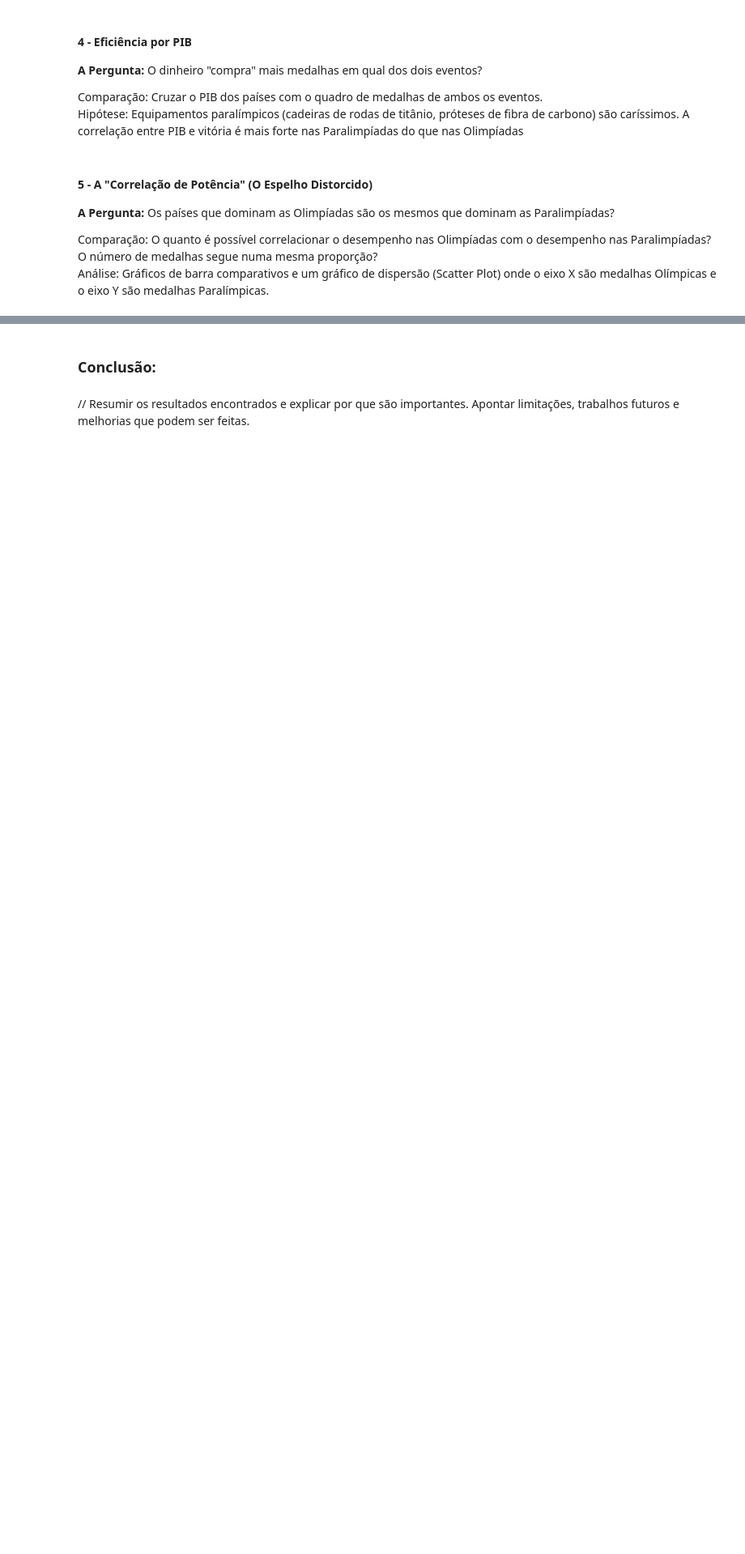
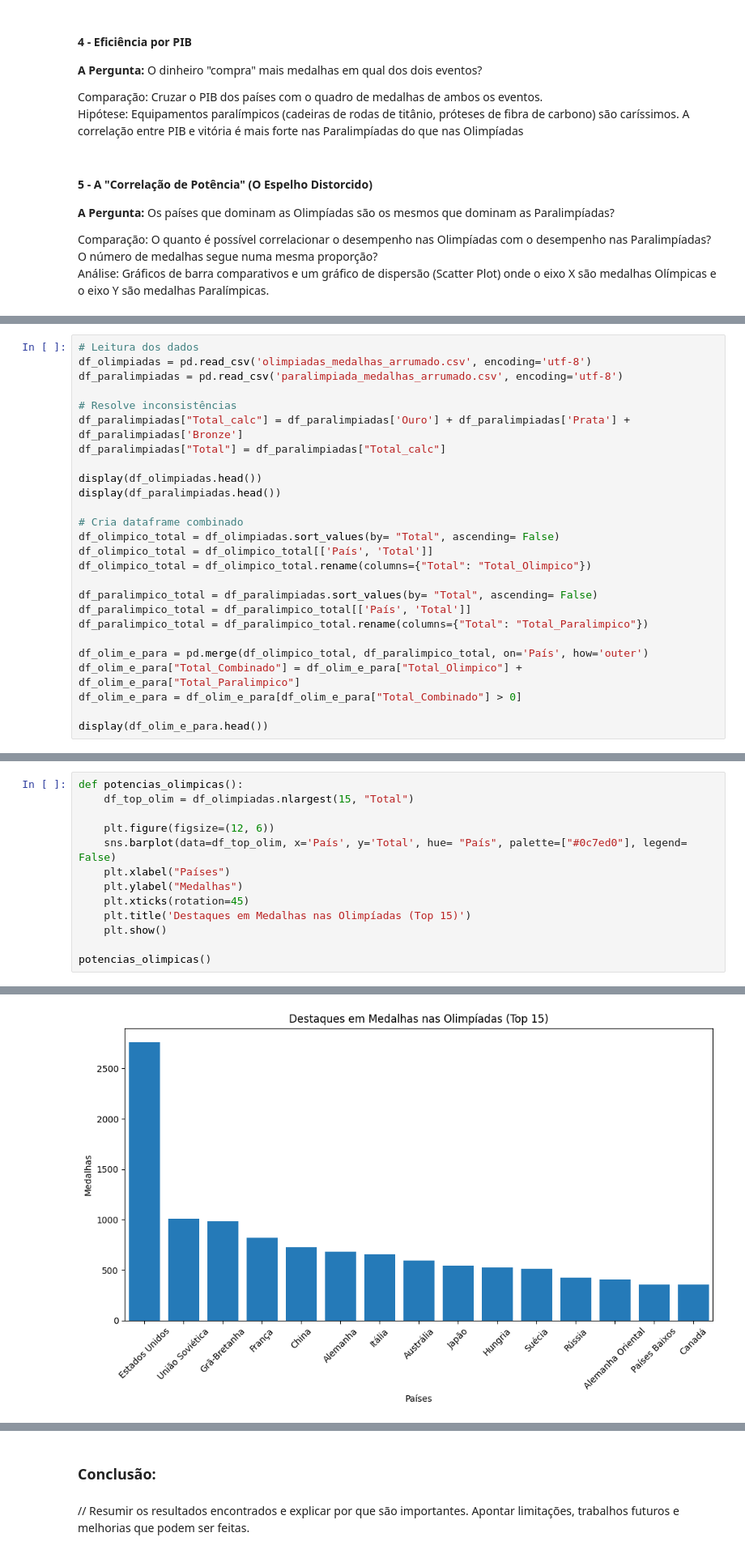
Before and after one commit to ClaraCaldas/Projeto-ICD, a Jupyter notebook: RELATORIO.ipynb, the cells around one changed output, grey strips where cells are left out. Shown at 81% size. Drawn from its saved outputs; the diff is of its cells as text; blank space fills up the shorter version.

```diff
--- a/RELATORIO.ipynb
+++ b/RELATORIO.ipynb
@@ -237,0 +234,26 @@ Análise: Gráficos de barra comparativos e um gráfico de dispersão (Scatter P
+# %%
+# Leitura dos dados
+df_olimpiadas = pd.read_csv('olimpiadas_medalhas_arrumado.csv', encoding='utf-8')
+df_paralimpiadas = pd.read_csv('paralimpiada_medalhas_arrumado.csv', encoding='utf-8')
+
+# Resolve inconsistências
+df_paralimpiadas["Total_calc"] = df_paralimpiadas['Ouro'] + df_paralimpiadas['Prata'] + df_paralimpiadas['Bronze']
+df_paralimpiadas["Total"] = df_paralimpiadas["Total_calc"]
+
+display(df_olimpiadas.head())
+display(df_paralimpiadas.head())
+
+# Cria dataframe combinado
+df_olimpico_total = df_olimpiadas.sort_values(by= "Total", ascending= False)
+df_olimpico_total = df_olimpico_total[['País', 'Total']]
+df_olimpico_total = df_olimpico_total.rename(columns={"Total": "Total_Olimpico"})
+
+df_paralimpico_total = df_paralimpiadas.sort_values(by= "Total", ascending= False)
+df_paralimpico_total = df_paralimpico_total[['País', 'Total']]
+df_paralimpico_total = df_paralimpico_total.rename(columns={"Total": "Total_Paralimpico"})
+
+df_olim_e_para = pd.merge(df_olimpico_total, df_paralimpico_total, on='País', how='outer')
+df_olim_e_para["Total_Combinado"] = df_olim_e_para["Total_Olimpico"] + df_olim_e_para["Total_Paralimpico"]
+df_olim_e_para = df_olim_e_para[df_olim_e_para["Total_Combinado"] > 0]
+
+display(df_olim_e_para.head())
@@ -237,0 +281,14 @@ Análise: Gráficos de barra comparativos e um gráfico de dispersão (Scatter P
+# %%
+def potencias_olimpicas():
+    df_top_olim = df_olimpiadas.nlargest(15, "Total")
+
+    plt.figure(figsize=(12, 6))
+    sns.barplot(data=df_top_olim, x='País', y='Total', hue= "País", palette=["#0c7ed0"], legend= False)
+    plt.xlabel("Países")
+    plt.ylabel("Medalhas")
+    plt.xticks(rotation=45)
+    plt.title('Destaques em Medalhas nas Olimpíadas (Top 15)')
+    plt.show()
+
+potencias_olimpicas()
+# %% [output]
@@ -237,0 +297 @@ Análise: Gráficos de barra comparativos e um gráfico de dispersão (Scatter P
+[figure, added]
```
Also changed, not shown: parts of 11 cells of this notebook.
